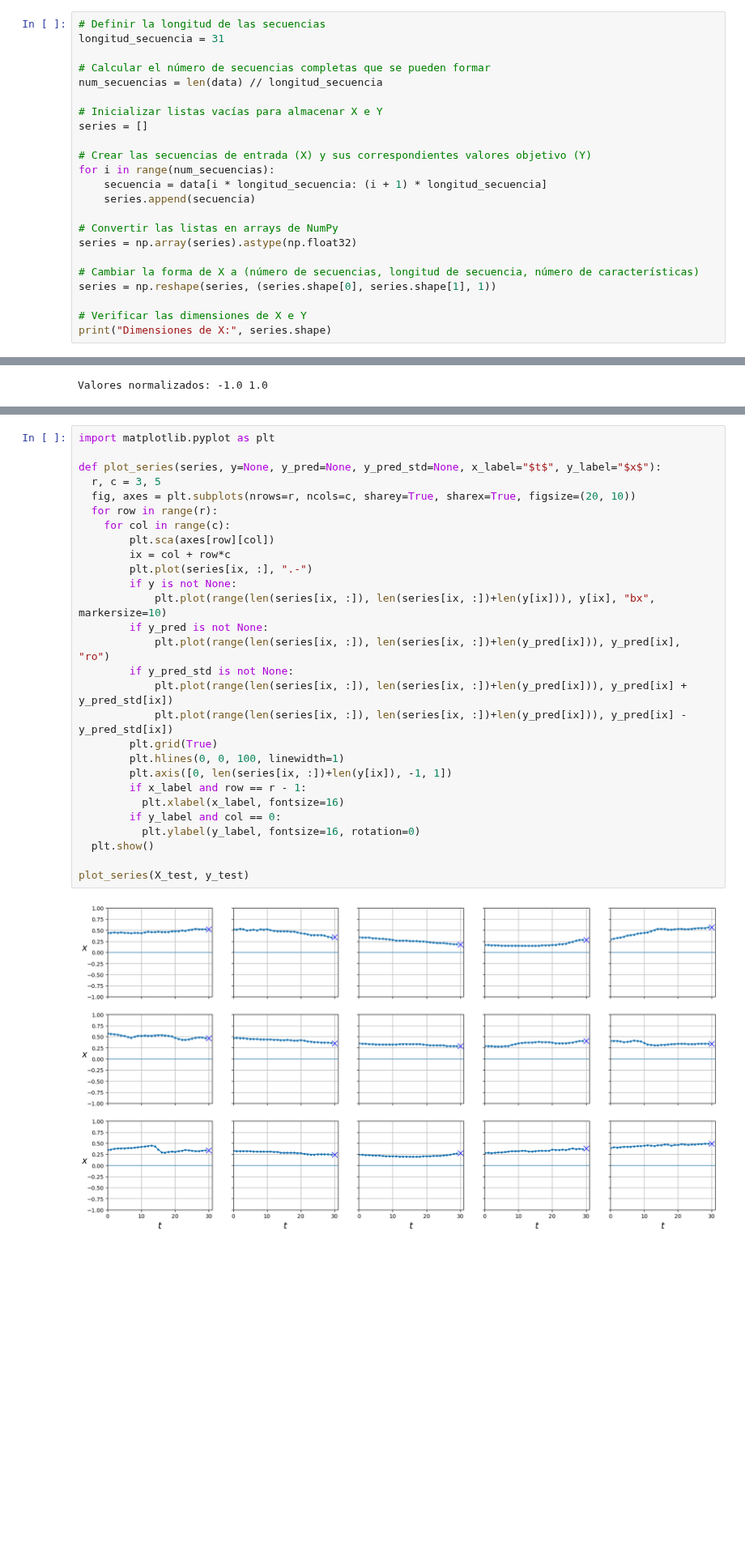
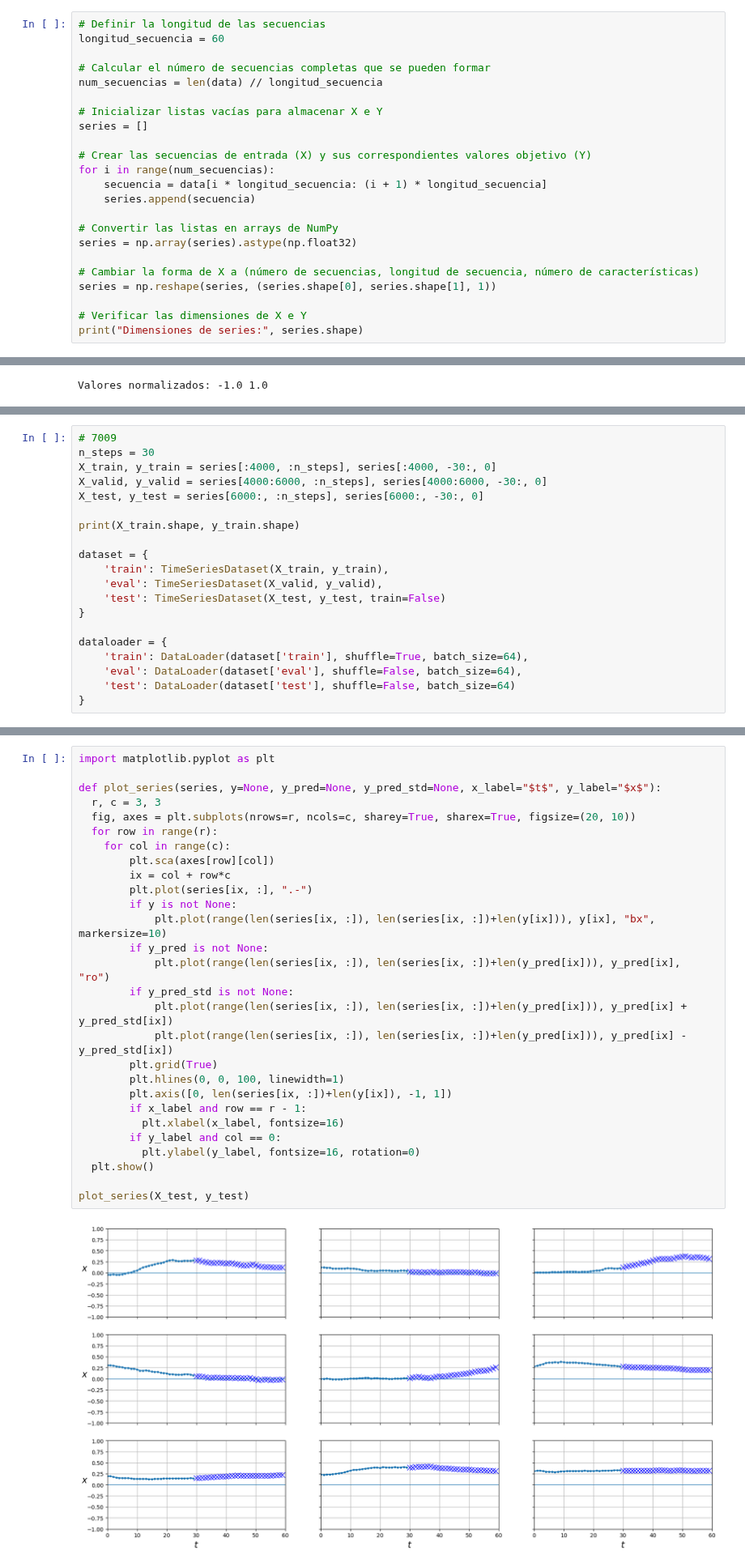
Before and after one commit to marcanii/SIS421---2-23, a Jupyter notebook: Laboratories/Lab04/01_rnn.ipynb, the cells around one changed output, grey strips where cells are left out. Shown at 81% size. Saved outputs shown, nothing was run; the diff lists cells and outputs as text; blank space fills up the shorter version.

```diff
--- a/Laboratories/Lab04/01_rnn.ipynb
+++ b/Laboratories/Lab04/01_rnn.ipynb
@@ -30,7 +30,7 @@ data.shape
 (420551,)
 # %%
 # Definir la longitud de las secuencias
-longitud_secuencia = 31
+longitud_secuencia = 60
 
 # Calcular el número de secuencias completas que se pueden formar
 num_secuencias = len(data) // longitud_secuencia
@@ -50,5 +50,5 @@ series = np.array(series).astype(np.float32)
 series = np.reshape(series, (series.shape[0], series.shape[1], 1))
 
 # Verificar las dimensiones de X e Y
-print("Dimensiones de X:", series.shape)
+print("Dimensiones de series:", series.shape)
 # %% [output]
@@ -120,0 +130,20 @@ series.shape, X_train.shape, y_train.shape # type: ignore
+# %%
+# 7009
+n_steps = 30
+X_train, y_train = series[:4000, :n_steps], series[:4000, -30:, 0]
+X_valid, y_valid = series[4000:6000, :n_steps], series[4000:6000, -30:, 0]
+X_test, y_test = series[6000:, :n_steps], series[6000:, -30:, 0]
+
+print(X_train.shape, y_train.shape)
+
+dataset = {
+    'train': TimeSeriesDataset(X_train, y_train),
+    'eval': TimeSeriesDataset(X_valid, y_valid),
+    'test': TimeSeriesDataset(X_test, y_test, train=False)
+}
+
+dataloader = {
+    'train': DataLoader(dataset['train'], shuffle=True, batch_size=64),
+    'eval': DataLoader(dataset['eval'], shuffle=False, batch_size=64),
+    'test': DataLoader(dataset['test'], shuffle=False, batch_size=64)
+}
@@ -125,30 +156,30 @@ X_test.shape, y_test.shape
 # %%
 import matplotlib.pyplot as plt
 
 def plot_series(series, y=None, y_pred=None, y_pred_std=None, x_label="$t$", y_label="$x$"):
-  r, c = 3, 5
+  r, c = 3, 3
   fig, axes = plt.subplots(nrows=r, ncols=c, sharey=True, sharex=True, figsize=(20, 10))
   for row in range(r):
     for col in range(c):
         plt.sca(axes[row][col])
         ix = col + row*c
         plt.plot(series[ix, :], ".-")
         if y is not None:
             plt.plot(range(len(series[ix, :]), len(series[ix, :])+len(y[ix])), y[ix], "bx", markersize=10)
         if y_pred is not None:
             plt.plot(range(len(series[ix, :]), len(series[ix, :])+len(y_pred[ix])), y_pred[ix], "ro")
         if y_pred_std is not None:
             plt.plot(range(len(series[ix, :]), len(series[ix, :])+len(y_pred[ix])), y_pred[ix] + y_pred_std[ix])
             plt.plot(range(len(series[ix, :]), len(series[ix, :])+len(y_pred[ix])), y_pred[ix] - y_pred_std[ix])
         plt.grid(True)
         plt.hlines(0, 0, 100, linewidth=1)
         plt.axis([0, len(series[ix, :])+len(y[ix]), -1, 1])
         if x_label and row == r - 1:
           plt.xlabel(x_label, fontsize=16)
         if y_label and col == 0:
           plt.ylabel(y_label, fontsize=16, rotation=0)
   plt.show()
 
 plot_series(X_test, y_test)
 # %% [output]
-[figure, old version]
+[figure, new version]
```
Also changed, not shown: parts of 27 cells of this notebook.
